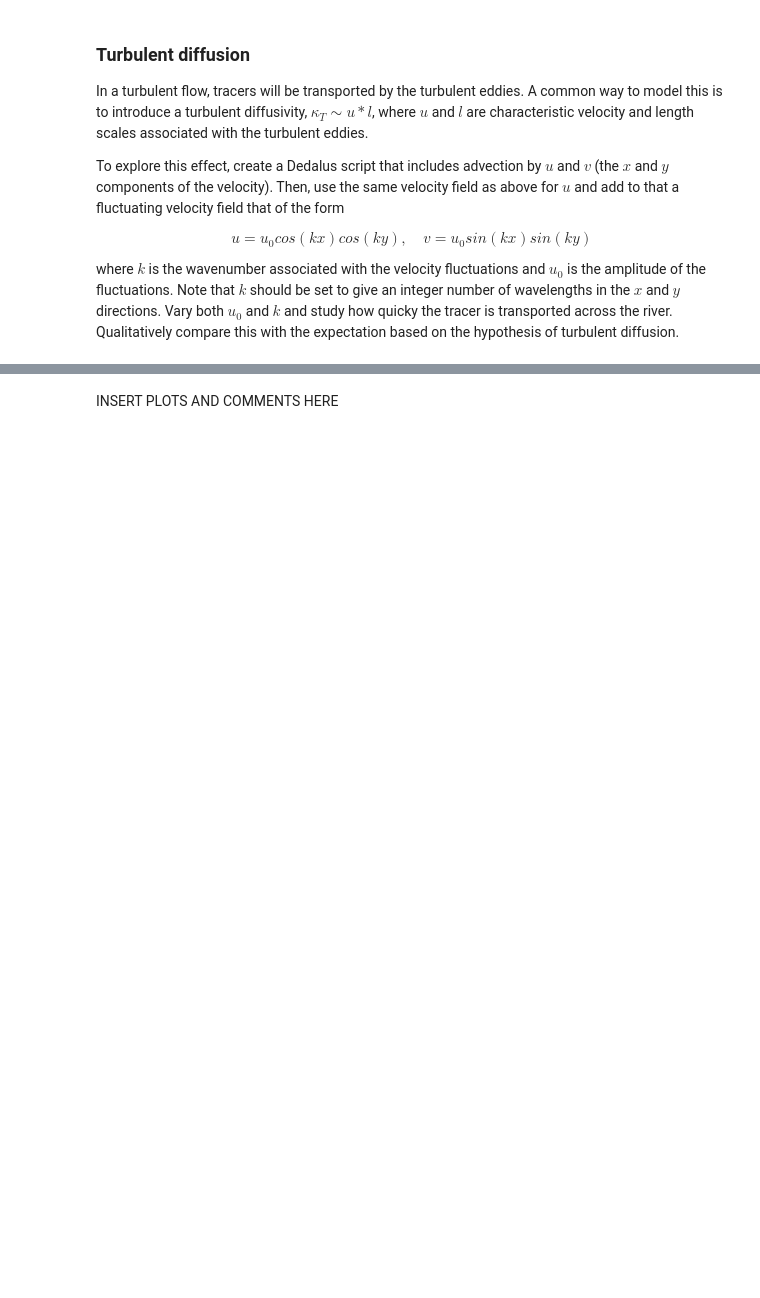
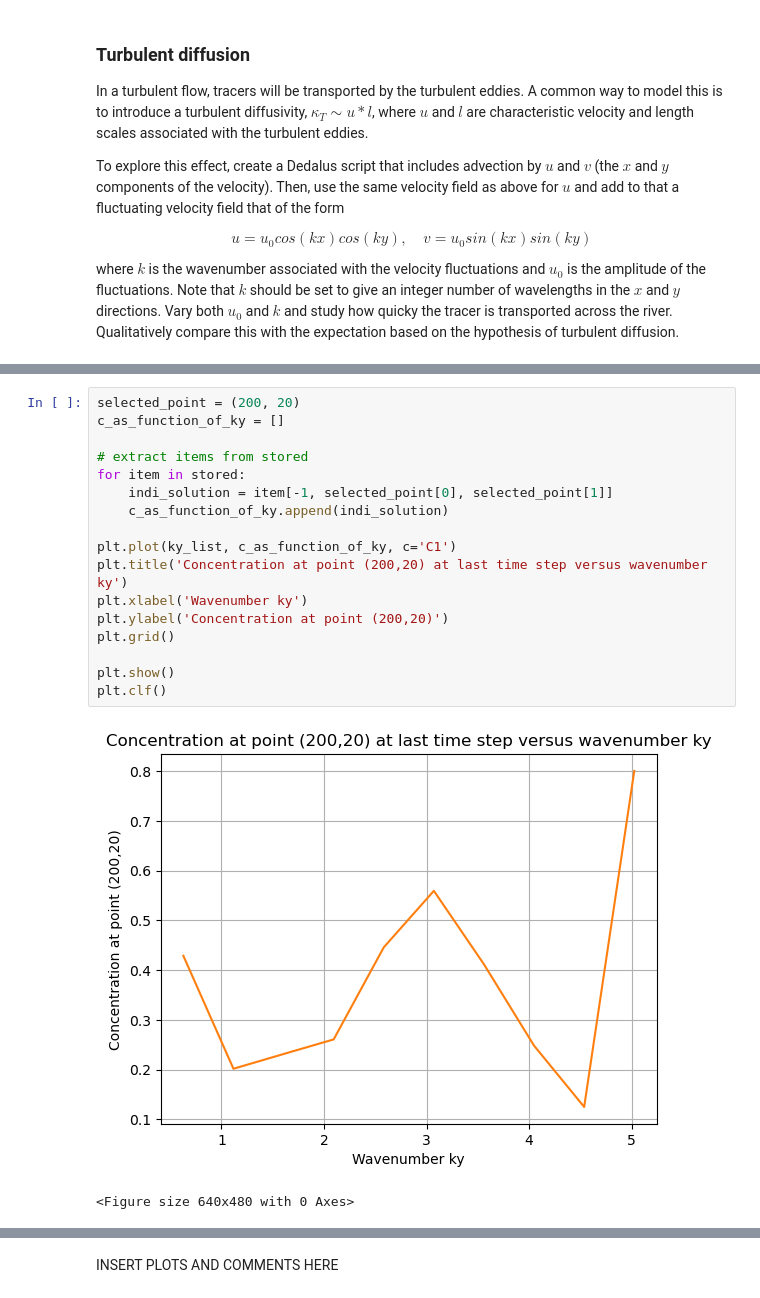
Before and after one commit to Her0n24/QCES, a Jupyter notebook: Project2_transport.ipynb, the cells around one changed output, grey strips where cells are left out. Saved outputs shown, nothing was run; the diff lists cells and outputs as text; blank space fills up the shorter version.

```diff
--- a/Project2_transport.ipynb
+++ b/Project2_transport.ipynb
@@ -881,0 +1307,20 @@ where $k$ is the wavenumber associated with the velocity fluctuations and $u_0$
+# %%
+selected_point = (200, 20)
+c_as_function_of_ky = []
+
+# extract items from stored
+for item in stored:
+    indi_solution = item[-1, selected_point[0], selected_point[1]]
+    c_as_function_of_ky.append(indi_solution)
+
+plt.plot(ky_list, c_as_function_of_ky, c='C1')
+plt.title('Concentration at point (200,20) at last time step versus wavenumber ky')
+plt.xlabel('Wavenumber ky')
+plt.ylabel('Concentration at point (200,20)')
+plt.grid()
+
+plt.show()
+plt.clf()
+# %% [output]
+[figure, added]
+<Figure size 640x480 with 0 Axes>
```
Also changed, not shown: parts of 24 cells of this notebook.
